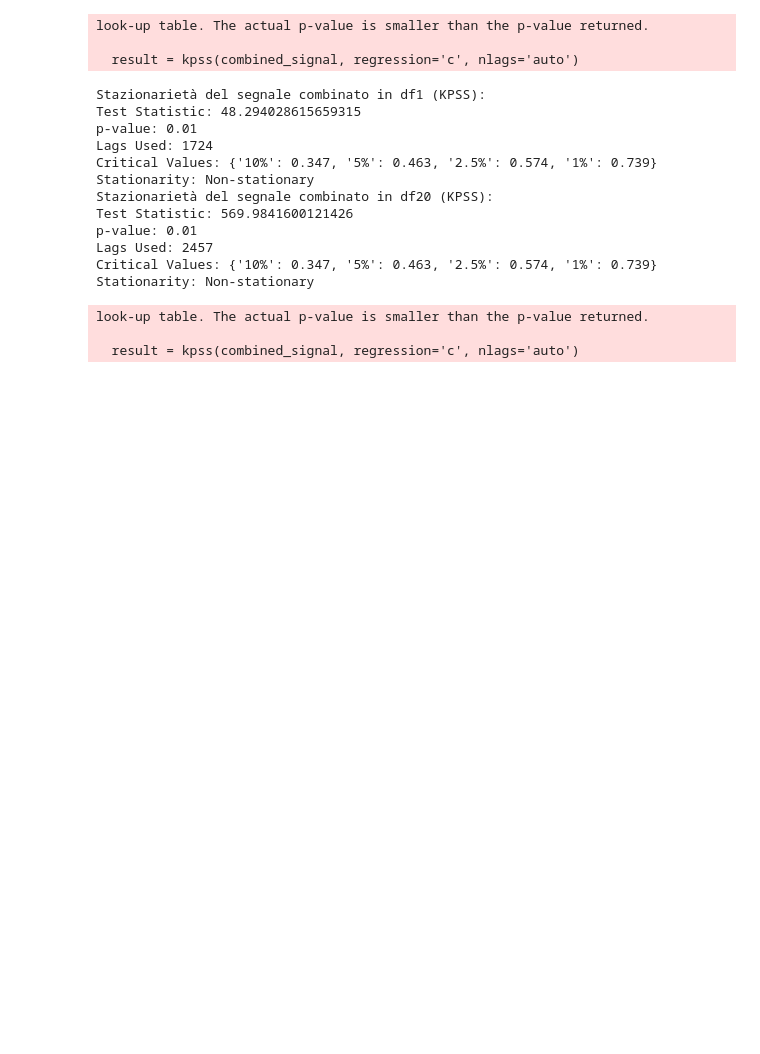
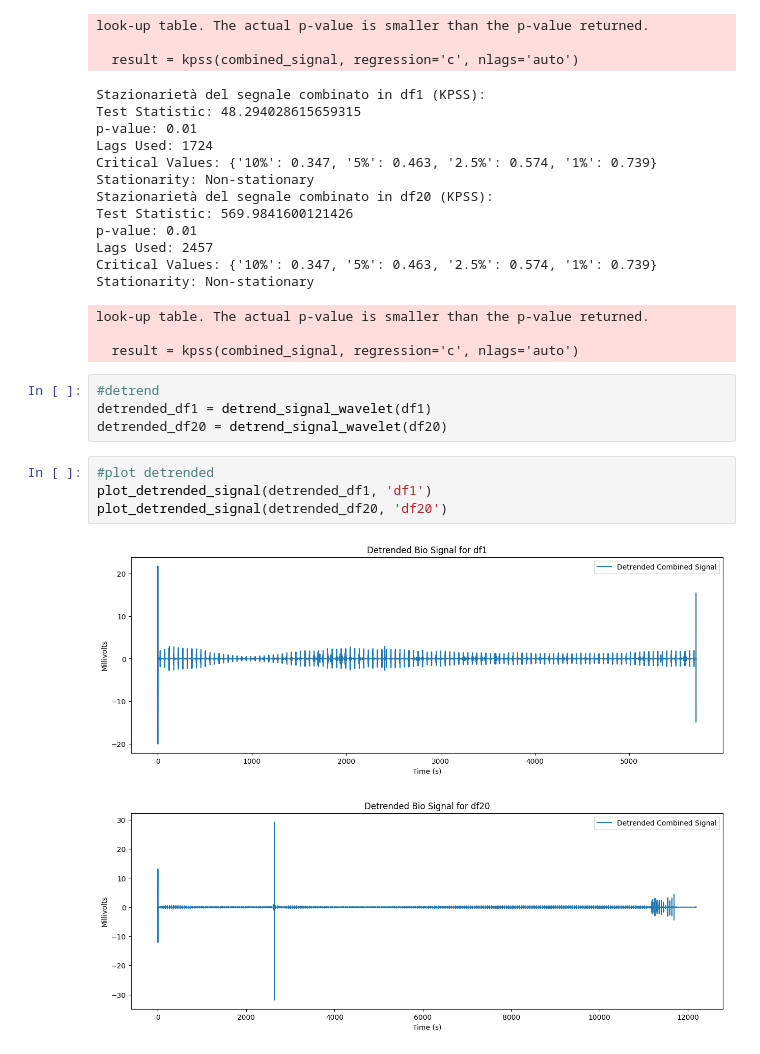
Before and after one commit to stebil87/Thesis, a Jupyter notebook: Analysis.ipynb, the cells around one changed output. Saved outputs shown, nothing was run; the diff lists cells and outputs as text; blank space fills up the shorter version.

```diff
--- a/Analysis.ipynb
+++ b/Analysis.ipynb
@@ -104,3 +107,14 @@ Stationarity: Non-stationary
 look-up table. The actual p-value is smaller than the p-value returned.
 
   result = kpss(combined_signal, regression='c', nlags='auto')
+# %%
+#detrend
+detrended_df1 = detrend_signal_wavelet(df1)
+detrended_df20 = detrend_signal_wavelet(df20)
+# %%
+#plot detrended
+plot_detrended_signal(detrended_df1, 'df1')
+plot_detrended_signal(detrended_df20, 'df20')
+# %% [output]
+[figure, added]
+[figure, added]
```
Also changed, not shown: parts of 4 cells of this notebook, 5 other files.
